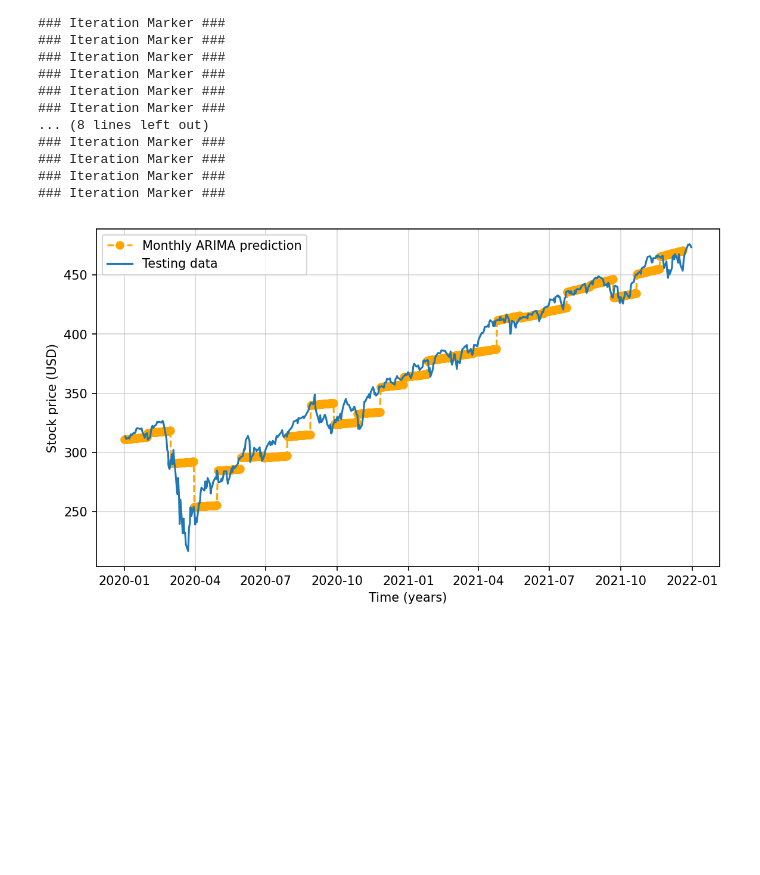
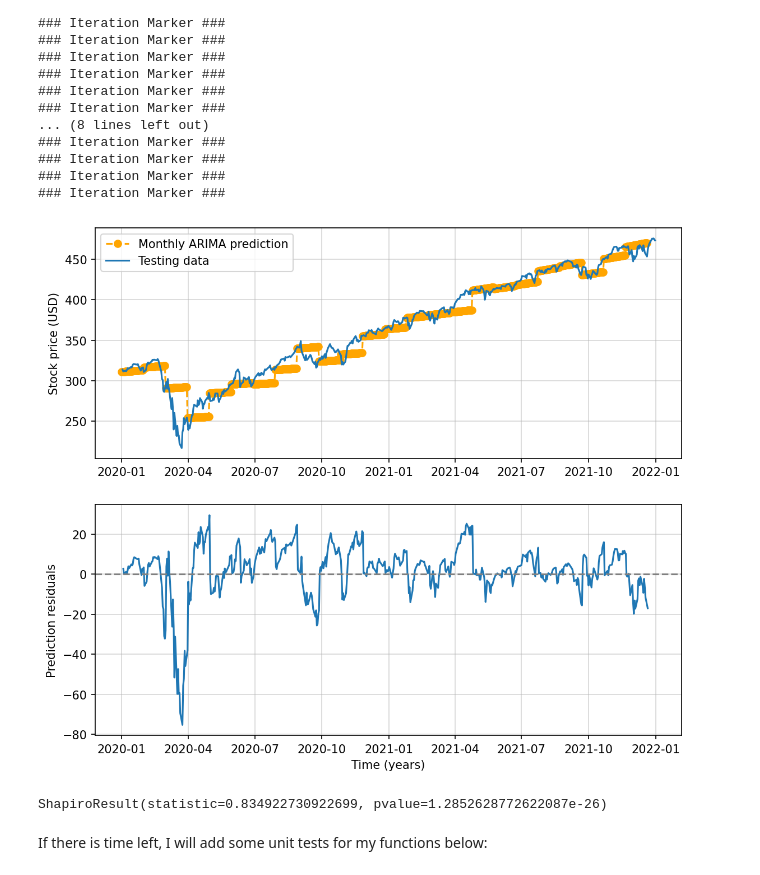
Before and after one commit to AlShap0/Time-series-forecasting-analysis, a Jupyter notebook: Time_Series_analysis_ARIMA_MCMC.ipynb, the cells around one changed output. Cells and saved outputs as stored; diff of their text form; code cells hidden in the pictures; blank space fills up the shorter version.

```diff
--- a/Time_Series_analysis_ARIMA_MCMC.ipynb
+++ b/Time_Series_analysis_ARIMA_MCMC.ipynb
@@ -905,17 +1024,35 @@ monthly_ARIMA_prediction_df = ARIMA_predict_interval(df_testing, 'M', df_trainin
 ### Iteration Marker ###
 ### Iteration Marker ###
 # %%
-plt.figure(figsize=(9,5), dpi=150)
+plt.figure(figsize=(9,8), dpi=150)
 
-plt.plot(monthly_ARIMA_prediction_df.index, monthly_ARIMA_prediction_df['Close'],
+ax1 = plt.subplot(211)
+ax1.plot(monthly_ARIMA_prediction_df.index, monthly_ARIMA_prediction_df['Close'],
             color='orange', marker='o', linestyle='dashed', label='Monthly ARIMA prediction')
 
-plt.plot(df_testing, label='Testing data')
+ax1.plot(df_testing, label='Testing data')
 
 plt.legend()
 plt.grid(alpha=0.5)
 plt.ylabel('Stock price (USD)')
+
+
+ax2 = plt.subplot(212, sharex=ax1)
+ax2.plot(df_testing.index, (df_testing - monthly_ARIMA_prediction_df['Close'])[:-1])
+ax2.axhline(0, color='grey', linestyle='--')
+plt.ylabel('Prediction residuals')
+
+
+plt.grid(alpha=0.5)
+
 plt.xlabel('Time (years)')
 plt.show()
 # %% [output]
-[figure, old version]
+[figure, new version]
+# %%
+shapiro((df_testing - monthly_ARIMA_prediction_df['Close']).dropna())
+# pvalue << 0.5 => residuals NOT normally distributed
+# %% [output]
+ShapiroResult(statistic=0.834922730922699, pvalue=1.2852628772622087e-26)
+# %% [markdown]
+If there is time left,  I will add some unit tests for my functions below:
```
Also changed, not shown: parts of 30 cells of this notebook.
